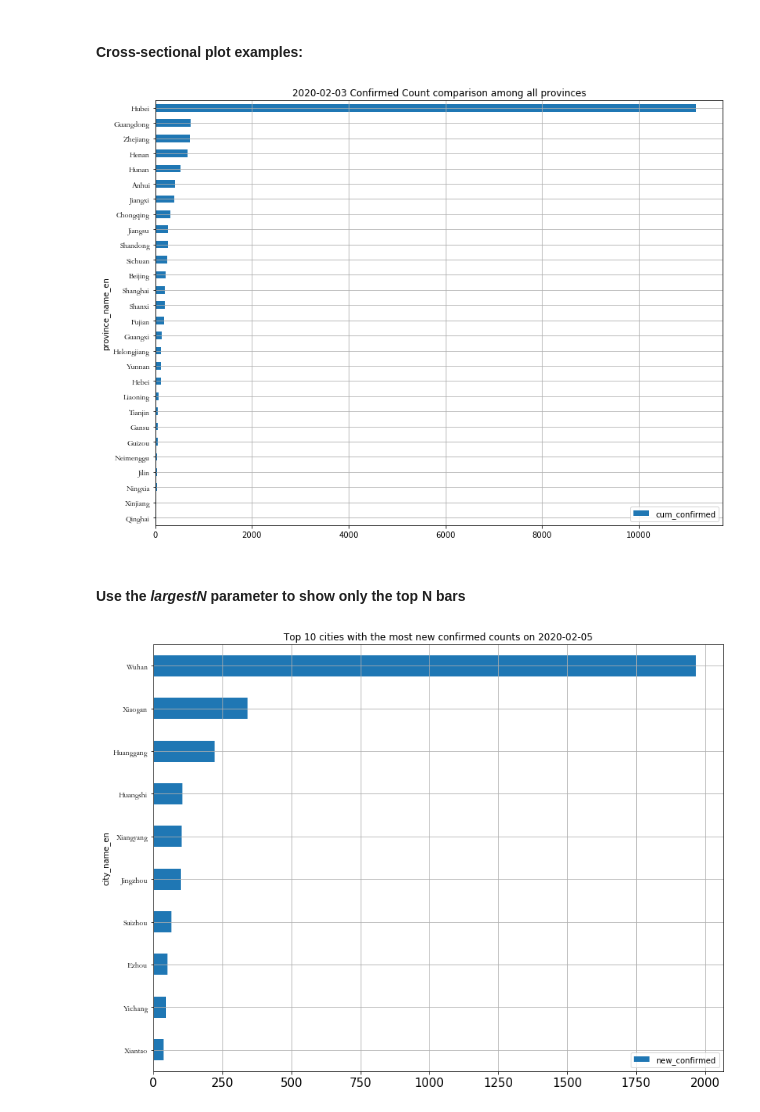
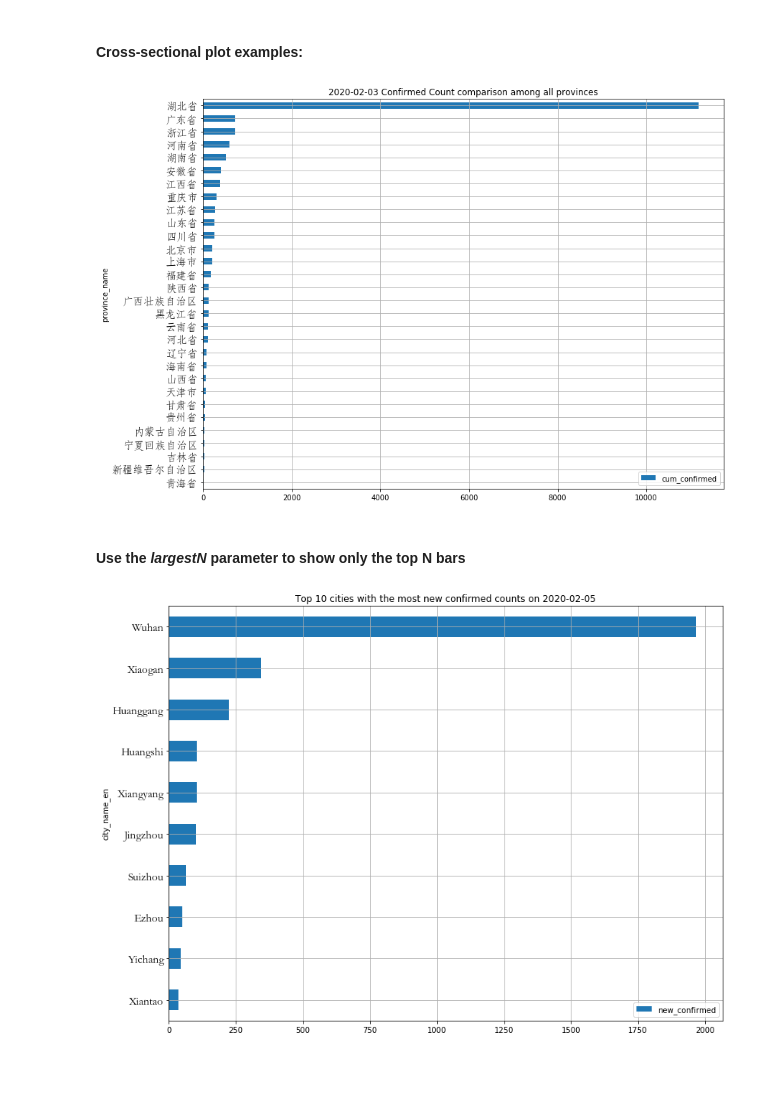
Before and after one commit to jianxu305/nCov2019_analysis, a Jupyter notebook: src/demo.en.ipynb, the cells around one changed output. Saved outputs shown, nothing was run; the diff lists cells and outputs as text; code cells hidden in the pictures; blank space fills up the shorter version.

Commit message:
unified the interface of two plotting functions

```diff
--- a/src/demo.en.ipynb
+++ b/src/demo.en.ipynb
@@ -127,16 +128,16 @@ plt.show()
 # %% [markdown]
 #### Cross-sectional plot examples:
 # %%
-ax = utils.cross_sectional_bar(daily_frm, '2020-02-03', col='cum_confirmed', groupby='province_name_en')
-ax.set_title('2020-02-03 Confirmed Count comparison among all provinces')
+fig = utils.cross_sectional_bar(daily_frm, '2020-02-03', col='cum_confirmed', groupby='province_name',
+                                title='2020-02-03 Confirmed Count comparison among all provinces')
 plt.show()
 # %% [output]
-[figure, old version]
+[figure, new version]
 # %% [markdown]
 #### Use the *largestN* parameter to show only the top N bars
 # %%
-ax = utils.cross_sectional_bar(daily_frm, '2020-02-05', col='new_confirmed', groupby='city_name_en', largestN=10)
-ax.set_title('Top 10 cities with the most new confirmed counts on 2020-02-05' )
+fig = utils.cross_sectional_bar(daily_frm, '2020-02-05', col='new_confirmed', groupby='city_name_en', largestN=10,
+                                title='Top 10 cities with the most new confirmed counts on 2020-02-05')
 plt.show()
 # %% [output]
-[figure, old version]
+[figure, new version]
```
Also changed, not shown: parts of 10 cells of this notebook, 2 other files.
